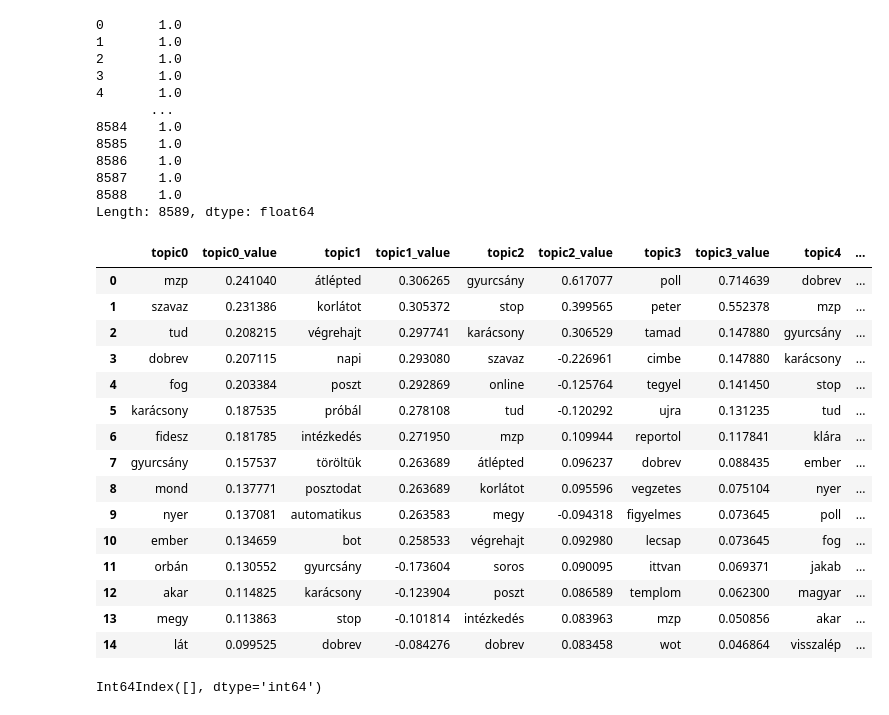
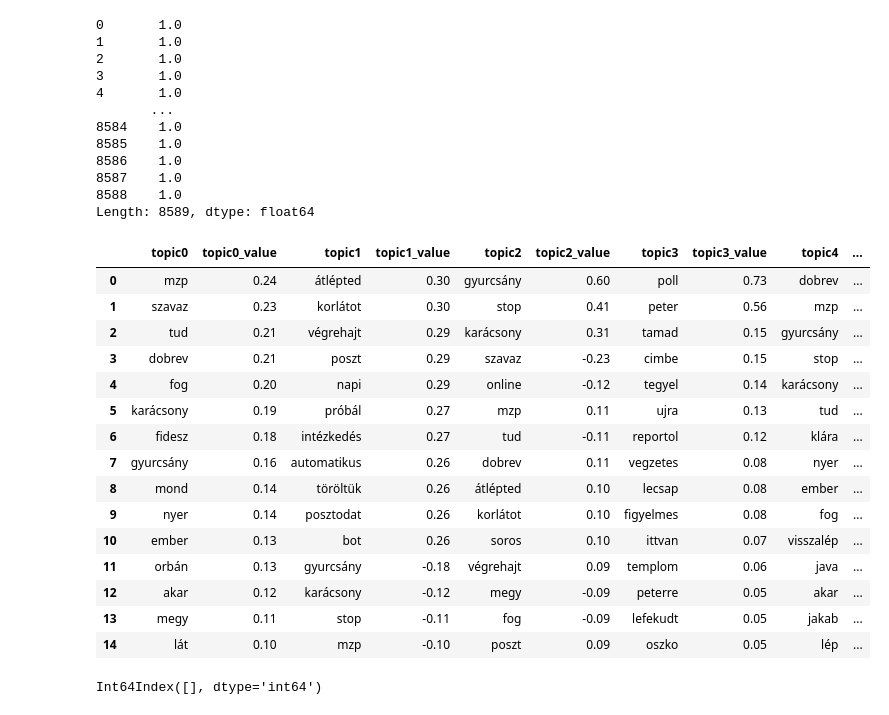
Before and after one commit to Balint831/Topic-detection-DSLab, a Jupyter notebook: workdir/Topic-Detection-on-Reddit/src/lsa.ipynb, the cells around one changed output. Cells and saved outputs as stored; diff of their text form; code cells hidden in the pictures.

```diff
--- a/workdir/Topic-Detection-on-Reddit/src/lsa.ipynb
+++ b/workdir/Topic-Detection-on-Reddit/src/lsa.ipynb
@@ -13,7 +13,7 @@ sys.path.append("..")
 
 flatten = lambda t: [item for sublist in t for item in sublist]
 # %%
-comment_df = pd.read_excel("..\data\cleaned_swed_stemmed.xlsx")
+comment_df = pd.read_excel("..\data\cleaned_swed_lemma.xlsx")
 comment_df.drop(index = [9, 1555, 2474, 2483, 4346, 7212], inplace = True)
 # %% [markdown]
 # TF-IDF
@@ -70,27 +70,27 @@ for col in encoding_matrix.index:
     topic_temp_df = pd.DataFrame(encoding_matrix.T.sort_values(col, axis = "rows", ascending = False,
                                                                key = np.abs)[col][:15]).reset_index()
     topic_temp_df.columns = [col, col+"_value"]
-    top_by_topic = pd.concat([top_by_topic, topic_temp_df], axis = 1)
+    top_by_topic = pd.concat([top_by_topic, topic_temp_df.round(2)], axis = 1)
 # %%
-top_by_topic.to_excel(r"..\data\top_by_topic_LSI01.xlsx")
+top_by_topic.to_excel(r"..\data\top_by_topic_LSI_lemma.xlsx")
 top_by_topic
 # %% [output]
 |  | topic0 | topic0_value | topic1 | topic1_value | topic2 | topic2_value | topic3 | topic3_value | topic4 | ... |
-| 0 | mzp | 0.241040 | átlépted | 0.306265 | gyurcsány | 0.617077 | poll | 0.714639 | dobrev | ... |
-| 1 | szavaz | 0.231386 | korlátot | 0.305372 | stop | 0.399565 | peter | 0.552378 | mzp | ... |
-| 2 | tud | 0.208215 | végrehajt | 0.297741 | karácsony | 0.306529 | tamad | 0.147880 | gyurcsány | ... |
-| 3 | dobrev | 0.207115 | napi | 0.293080 | szavaz | -0.226961 | cimbe | 0.147880 | karácsony | ... |
-| 4 | fog | 0.203384 | poszt | 0.292869 | online | -0.125764 | tegyel | 0.141450 | stop | ... |
-| 5 | karácsony | 0.187535 | próbál | 0.278108 | tud | -0.120292 | ujra | 0.131235 | tud | ... |
-| 6 | fidesz | 0.181785 | intézkedés | 0.271950 | mzp | 0.109944 | reportol | 0.117841 | klára | ... |
-| 7 | gyurcsány | 0.157537 | töröltük | 0.263689 | átlépted | 0.096237 | dobrev | 0.088435 | ember | ... |
-| 8 | mond | 0.137771 | posztodat | 0.263689 | korlátot | 0.095596 | vegzetes | 0.075104 | nyer | ... |
-| 9 | nyer | 0.137081 | automatikus | 0.263583 | megy | -0.094318 | figyelmes | 0.073645 | poll | ... |
-| 10 | ember | 0.134659 | bot | 0.258533 | végrehajt | 0.092980 | lecsap | 0.073645 | fog | ... |
-| 11 | orbán | 0.130552 | gyurcsány | -0.173604 | soros | 0.090095 | ittvan | 0.069371 | jakab | ... |
-| 12 | akar | 0.114825 | karácsony | -0.123904 | poszt | 0.086589 | templom | 0.062300 | magyar | ... |
-| 13 | megy | 0.113863 | stop | -0.101814 | intézkedés | 0.083963 | mzp | 0.050856 | akar | ... |
-| 14 | lát | 0.099525 | dobrev | -0.084276 | dobrev | 0.083458 | wot | 0.046864 | visszalép | ... |
+| 0 | mzp | 0.24 | átlépted | 0.30 | gyurcsány | 0.60 | poll | 0.73 | dobrev | ... |
+| 1 | szavaz | 0.23 | korlátot | 0.30 | stop | 0.41 | peter | 0.56 | mzp | ... |
+| 2 | tud | 0.21 | végrehajt | 0.29 | karácsony | 0.31 | tamad | 0.15 | gyurcsány | ... |
+| 3 | dobrev | 0.21 | poszt | 0.29 | szavaz | -0.23 | cimbe | 0.15 | stop | ... |
+| 4 | fog | 0.20 | napi | 0.29 | online | -0.12 | tegyel | 0.14 | karácsony | ... |
+| 5 | karácsony | 0.19 | próbál | 0.27 | mzp | 0.11 | ujra | 0.13 | tud | ... |
+| 6 | fidesz | 0.18 | intézkedés | 0.27 | tud | -0.11 | reportol | 0.12 | klára | ... |
+| 7 | gyurcsány | 0.16 | automatikus | 0.26 | dobrev | 0.11 | vegzetes | 0.08 | nyer | ... |
+| 8 | mond | 0.14 | töröltük | 0.26 | átlépted | 0.10 | lecsap | 0.08 | ember | ... |
+| 9 | nyer | 0.14 | posztodat | 0.26 | korlátot | 0.10 | figyelmes | 0.08 | fog | ... |
+| 10 | ember | 0.13 | bot | 0.26 | soros | 0.10 | ittvan | 0.07 | visszalép | ... |
+| 11 | orbán | 0.13 | gyurcsány | -0.18 | végrehajt | 0.09 | templom | 0.06 | java | ... |
+| 12 | akar | 0.12 | karácsony | -0.12 | megy | -0.09 | peterre | 0.05 | akar | ... |
+| 13 | megy | 0.11 | stop | -0.11 | fog | -0.09 | lefekudt | 0.05 | jakab | ... |
+| 14 | lát | 0.10 | mzp | -0.10 | poszt | 0.09 | oszko | 0.05 | lép | ... |
 # %%
 #health check: check which elements are none
 comment_df.reset_index().drop(columns = ["index"])[term_frequency.isna().T.any()].index
```
Also changed, not shown: 14 other files.
